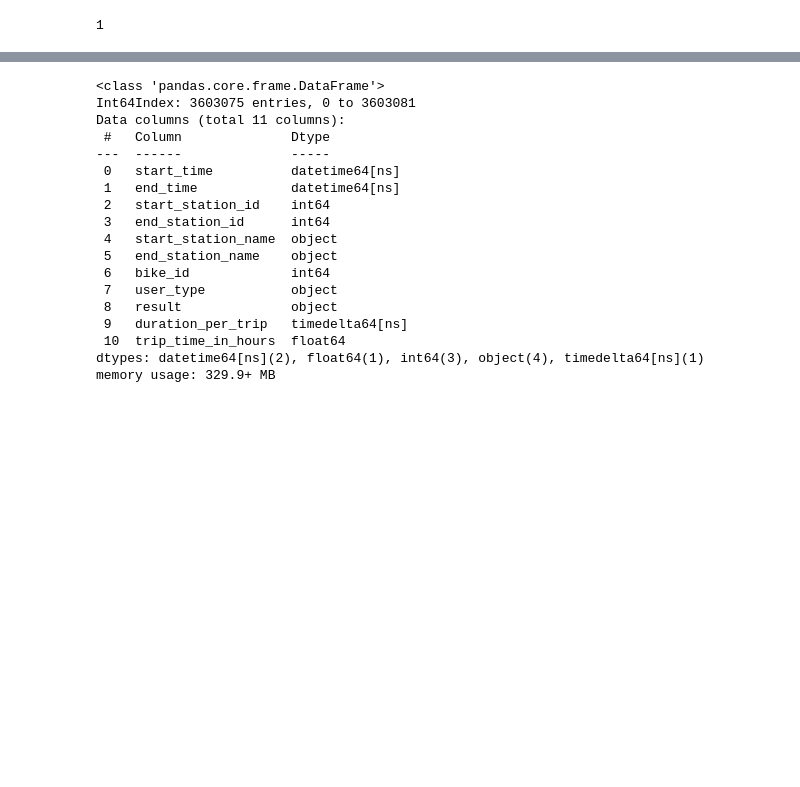
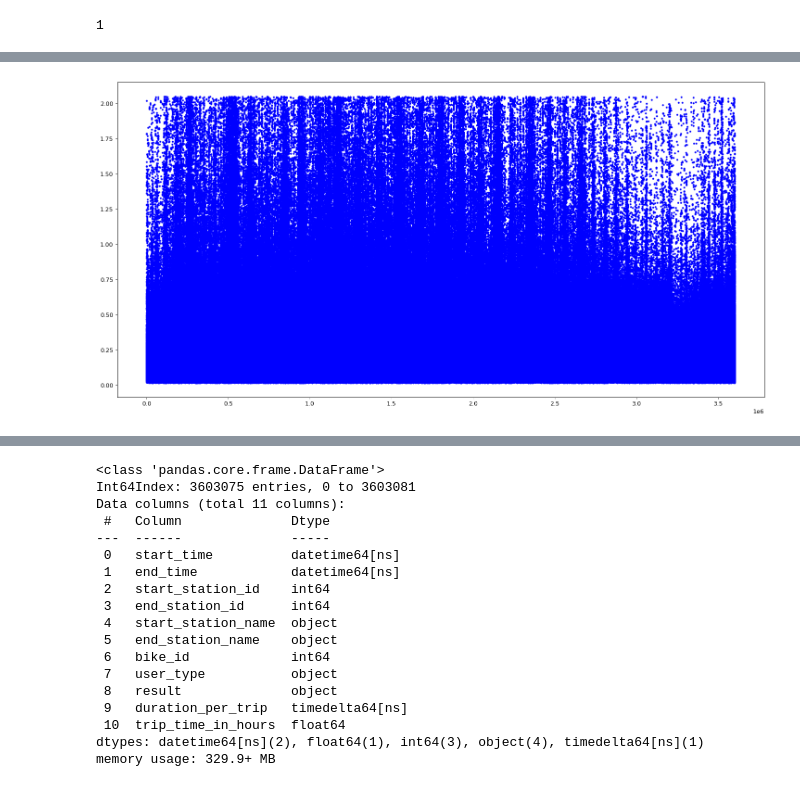
Before and after one commit to diego411/AA_Team_10, a Jupyter notebook: notebook/Untitled.ipynb, the cells around one changed output, grey strips where cells are left out. Saved outputs shown, nothing was run; the diff lists cells and outputs as text; code cells hidden in the pictures; blank space fills up the shorter version.

```diff
--- a/notebook/Untitled.ipynb
+++ b/notebook/Untitled.ipynb
@@ -193,0 +285,13 @@ plt.show()
+# %%
+#Trip duration plot
+fig,ax = plt.subplots(figsize=(20,10), dpi= 90)
+
+label_font = {'labelsize':'10'}
+axis_font = {'size':'35'}
+dic={'fontsize': '25'}
+
+ax.scatter(df_chicago_quantile.index, df_chicago_quantile['trip_time_in_hours'], s = 5, c = 'blue')
+
+plt.show()
+# %% [output]
+[figure, added]
```
Also changed, not shown: parts of 18 cells of this notebook.
